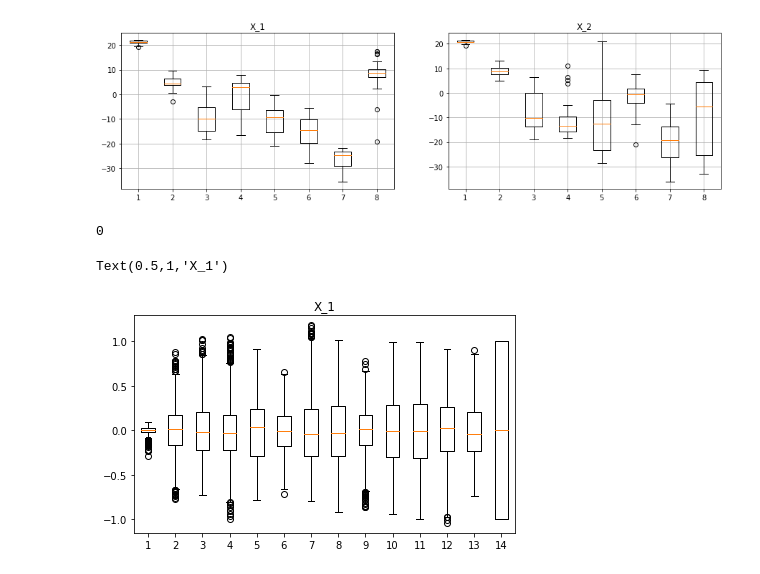
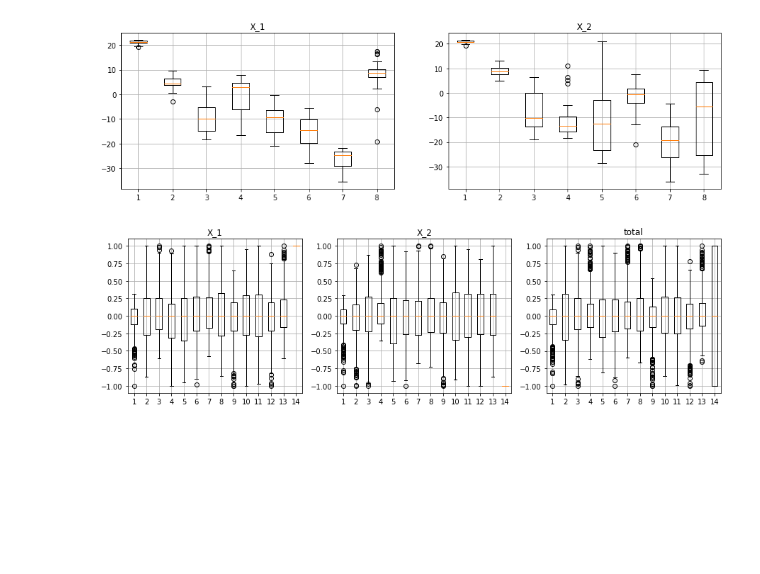
Before and after one commit to faku99/MLG_Labs, a Jupyter notebook: pw2/example_mfcc.ipynb, the cells around one changed output. Cells and saved outputs as stored; diff of their text form; code cells hidden in the pictures; blank space fills up the shorter version.

```diff
--- a/pw2/example_mfcc.ipynb
+++ b/pw2/example_mfcc.ipynb
@@ -6,7 +6,8 @@ import scipy.io.wavfile as wav
 
 %matplotlib inline
 # %%
-PATH = '/home/arthur/Projects/MLG_Labs/pw2/vowels/'
+# PATH = '/home/arthur/Projects/MLG_Labs/pw2/vowels/'
+PATH = '/Users/faku99/HEIG/S6/MLG/labs/pw2/vowels/'
 # %%
 sample_rate_1, X_1 = wav.read(os.path.join(PATH, 'nafdlal.wav'))
 sample_rate_2, X_2 = wav.read(os.path.join(PATH, 'nafdloo.wav'))
@@ -48,7 +49,6 @@ pl.grid()
 [figure]
 # %%
 import os
-path = '/home/arthur/Projects/MLG_Labs/pw2/vowels/'
 
 def getFullDataSet(path, pop1, pop2):
 
@@ -67,53 +67,77 @@ def getFullDataSet(path, pop1, pop2):
 
     sample_rate, X = wav.read(os.path.join(PATH, files0[0]))
     ceps0 = mfcc(X, samplerate=sample_rate, nfft=1024, numcep=13)
 
     for i in range(len(files0)-1):
         sample_rate, X = wav.read(os.path.join(PATH, files0[i+1]))
         ceps0 = np.concatenate((ceps0, mfcc(X, samplerate=sample_rate, nfft=1024, numcep=13)), axis=0)
 
     sample_rate, X = wav.read(os.path.join(PATH, files1[0]))
     ceps1 = mfcc(X, samplerate=sample_rate, nfft=1024, numcep=13)
 
     for i in range(len(files1)-1):
         sample_rate, X = wav.read(os.path.join(PATH, files1[i+1]))
         ceps1 = np.concatenate((ceps1, mfcc(X, samplerate=sample_rate, nfft=1024, numcep=13)), axis=0)
 
-    for i in range(len(ceps0[:])):
-        medians0 = ceps0.mean(axis=0)
-        maxs0 = numpy.max(np.abs(ceps0), axis=0)
+    ceps_total = np.concatenate((ceps0, ceps1), axis=0)
 
-    for i in range(len(ceps1[:])):
-        medians1 = ceps1.mean(axis=0)
-        maxs1 = numpy.max(np.abs(ceps1), axis=0)
+    medians = np.median(ceps_total, axis=0)
+    ceps_total = np.subtract(ceps_total, medians)
 
-    for i in range(len(ceps0)):
-        for j in range(len(ceps0[i])):
-            ceps0[i][j] = (ceps0[i][j] - medians0[j]) / maxs0[j]
+    maxs = numpy.max(np.abs(ceps_total), axis=0)
+    mins = numpy.min(np.abs(ceps_total), axis=0)
 
-    for i in range(len(ceps1)):
-        for j in range(len(ceps1[i])):
-            ceps1[i][j] = (ceps1[i][j] - medians1[j]) / maxs1[j]
+    ceps_total = np.divide(ceps_total, maxs - mins)
 
     class0 = np.ones(len(ceps0))
     class1 = -1*np.ones(len(ceps1))
 
+    class_total = np.concatenate((class0, class1), axis=0)
+
+    ceps_total = np.concatenate((ceps_total, class_total[:, None]), axis=1)
+
+    meds0 = np.median(ceps0, axis=0)
+    ceps0 = np.subtract(ceps0, meds0)
+    mins0 = np.min(np.abs(ceps0), axis=0)
+    maxs0 = np.max(np.abs(ceps0), axis=0)
+
+    meds1 = np.median(ceps1, axis=0)
+    ceps1 = np.subtract(ceps1, meds1)
+    mins1 = np.min(np.abs(ceps1), axis=0)
+    maxs1 = np.max(np.abs(ceps1), axis=0)
+
+    ceps0 = np.divide(ceps0, maxs0 - mins0)
+    ceps1 = np.divide(ceps1, maxs1 - mins1)
+
+    class0 = np.ones(len(ceps0))
+    class1 = -1*np.ones(len(ceps1))
 
     ceps0 = np.concatenate((ceps0, np.array(class0)[:, None]), axis = 1)
     ceps1 = np.concatenate((ceps1, np.array(class1)[:, None]), axis = 1)
 
-    ceps_total = np.concatenate((ceps0, ceps1), axis=0)
-    return ceps_total
+    #ceps_total = np.concatenate((ceps0, ceps1), axis=0)
+    #return ceps_total
+    return ceps0, ceps1, ceps_total
 
-print(str(len(ceps)))
+data0, data1, total = getFullDataSet(PATH, 'nam', 'sam')
+
 pl.figure(figsize=(15,4))
-pl.subplot(1,2,1)
-pl.boxplot(getFullDataSet(path, 'nam', 'sam'))
+pl.subplot(1,3,1)
+pl.boxplot(data0)
 pl.title('X_1')
+pl.grid()
+
+pl.subplot(1,3,2)
+pl.boxplot(data1)
+pl.title('X_2')
+pl.grid()
+
+pl.subplot(1,3,3)
+pl.boxplot(total)
+pl.title('total')
+pl.grid()
 # %% [output]
-0
-Text(0.5,1,'X_1')
-[figure, old version]
+[figure, new version]
 # %%
 def split_dataset(dataset, n_parts=5):
     n_rows = dataset.shape[0]
```
Also changed, not shown: parts of 2 cells of this notebook, 4 other files.
